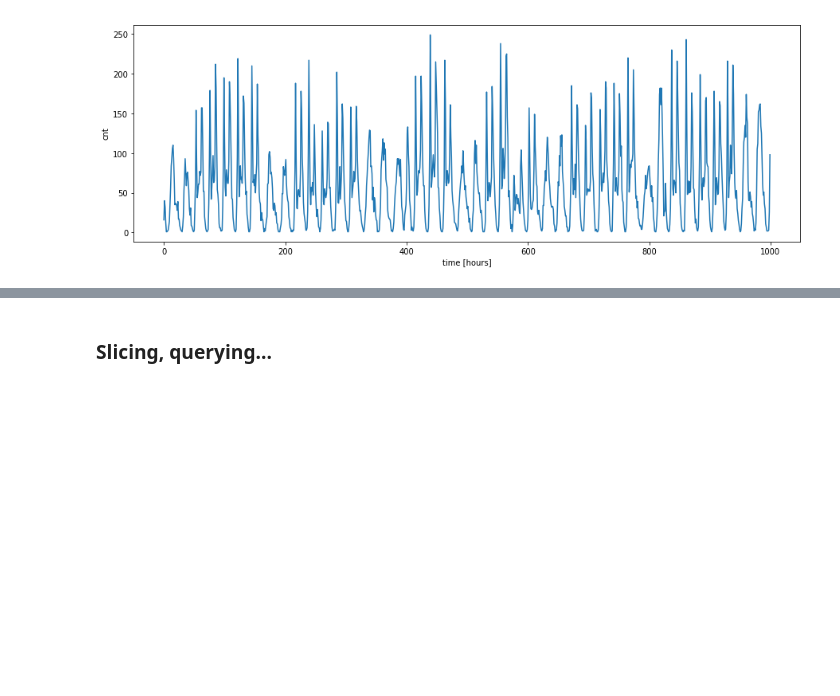
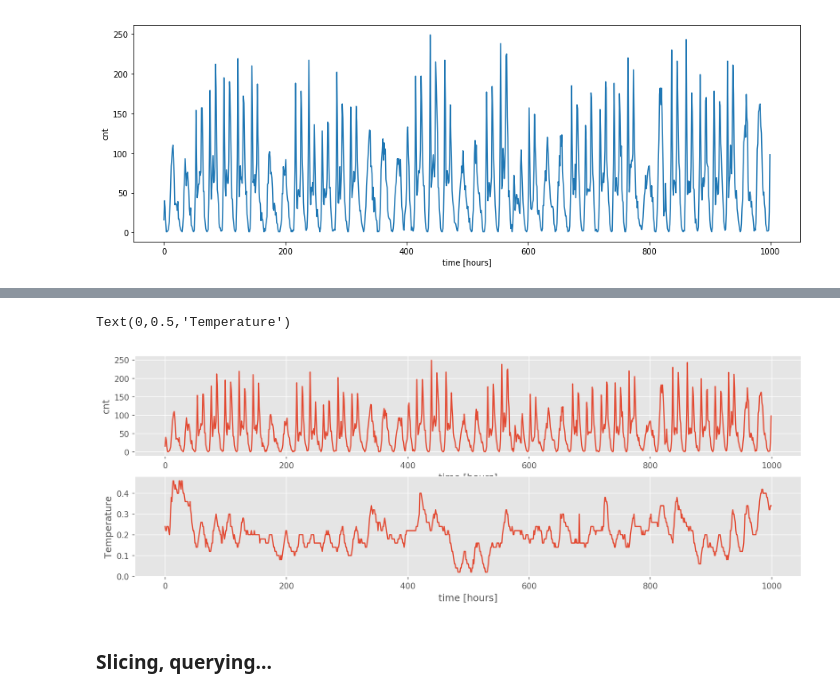
Before and after one commit to florian-huber/python_data_exploration_tutorial, a Jupyter notebook: notebooks/Dataset_example1_London_bikes.ipynb, the cells around one changed output, grey strips where cells are left out. Cells and saved outputs as stored; diff of their text form; code cells hidden in the pictures; blank space fills up the shorter version.

```diff
--- a/notebooks/Dataset_example1_London_bikes.ipynb
+++ b/notebooks/Dataset_example1_London_bikes.ipynb
@@ -218,3 +241,19 @@ Text(0,0.5,'cnt')
+# %%
+# or using handles...
+fig, (ax1, ax2) = plt.subplots(2, 1, figsize=(15,5), sharex=True, dpi=150)
+
+ax1 = plt.subplot(211)
+ax1.plot(data_bike_rent['cnt'][:1000])
+ax1.set_xlabel('time [hours]')
+ax1.set_ylabel('cnt')
+
+ax2 = plt.subplot(212, sharex=ax1)
+ax2.plot(data_bike_rent['temp'][:1000])
+ax2.set_xlabel('time [hours]')
+ax2.set_ylabel('Temperature')
+# %% [output]
+Text(0,0.5,'Temperature')
+[figure, added]
 # %% [markdown]
 ### Slicing, querying...
 # %%
```
Also changed, not shown: parts of 28 cells of this notebook.
